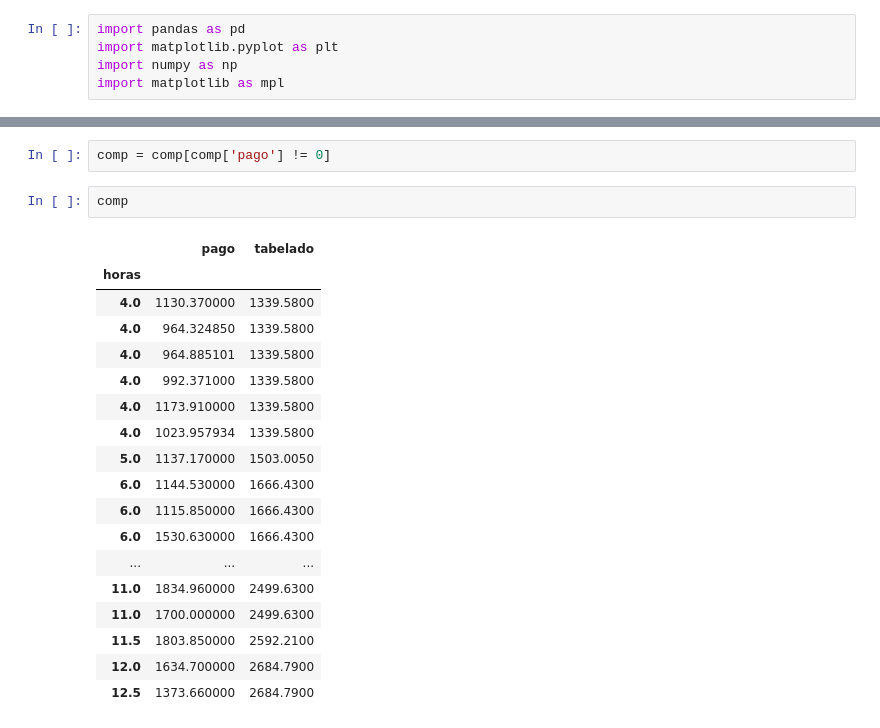
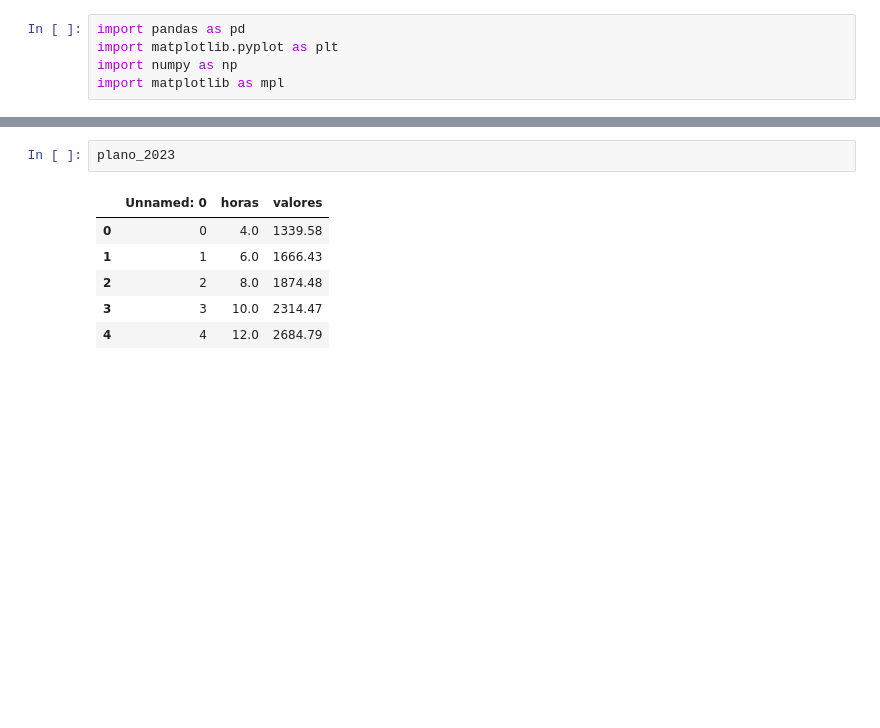
Before and after one commit to mp-resuldados/calculo-de-mensalidades, a Jupyter notebook: notebooks/calculos.ipynb, the cells around one changed output, grey strips where cells are left out. Saved outputs shown, nothing was run; the diff lists cells and outputs as text; blank space fills up the shorter version.

```diff
--- a/notebooks/calculos.ipynb
+++ b/notebooks/calculos.ipynb
@@ -124,23 +40,9 @@ comp
-# %%
-comp = comp[comp['pago'] != 0]
-# %%
-comp
-# %% [output]
-|  | pago | tabelado |
-| horas |  |  |
-| 4.0 | 1130.370000 | 1339.5800 |
-| 4.0 | 964.324850 | 1339.5800 |
-| 4.0 | 964.885101 | 1339.5800 |
-| 4.0 | 992.371000 | 1339.5800 |
-| 4.0 | 1173.910000 | 1339.5800 |
-| 4.0 | 1023.957934 | 1339.5800 |
-| 5.0 | 1137.170000 | 1503.0050 |
-| 6.0 | 1144.530000 | 1666.4300 |
-| 6.0 | 1115.850000 | 1666.4300 |
-| 6.0 | 1530.630000 | 1666.4300 |
-| ... | ... | ... |
-| 11.0 | 1834.960000 | 2499.6300 |
-| 11.0 | 1700.000000 | 2499.6300 |
-| 11.5 | 1803.850000 | 2592.2100 |
-| 12.0 | 1634.700000 | 2684.7900 |
-| 12.5 | 1373.660000 | 2684.7900 |
+# %%
+plano_2023
+# %% [output]
+|  | Unnamed: 0 | horas | valores |
+| 0 | 0 | 4.0 | 1339.58 |
+| 1 | 1 | 6.0 | 1666.43 |
+| 2 | 2 | 8.0 | 1874.48 |
+| 3 | 3 | 10.0 | 2314.47 |
+| 4 | 4 | 12.0 | 2684.79 |
```
Also changed, not shown: parts of 29 cells of this notebook.
